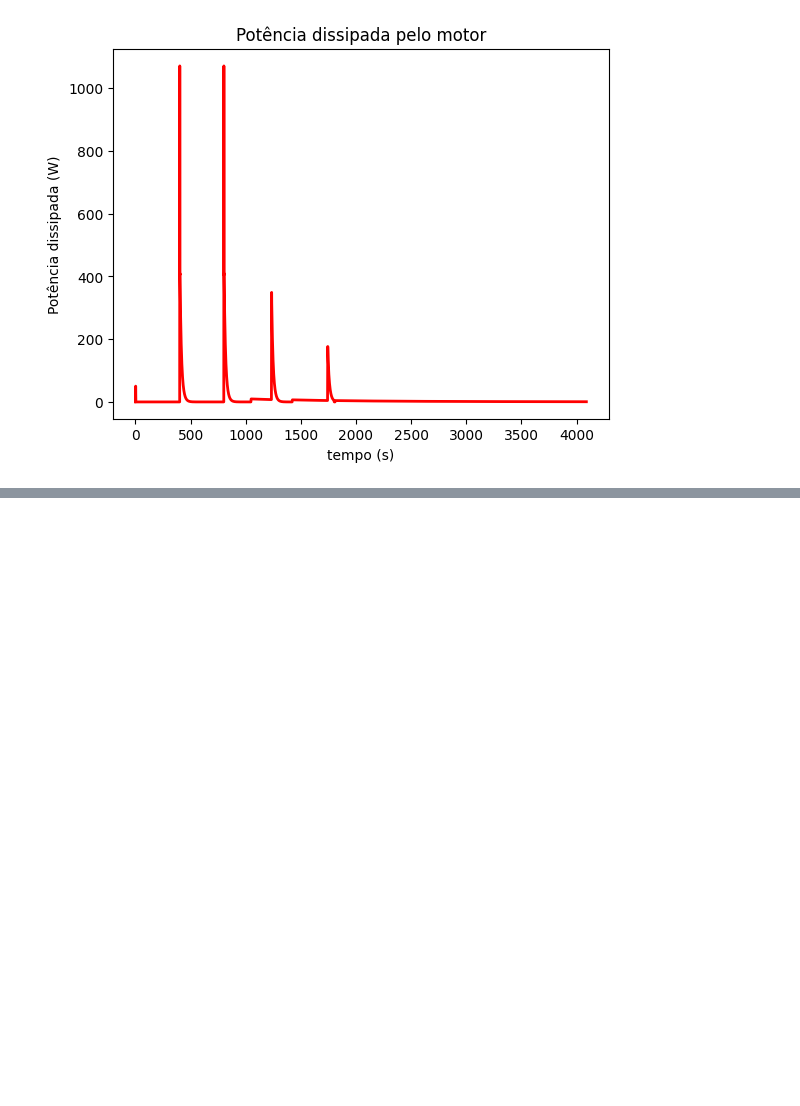
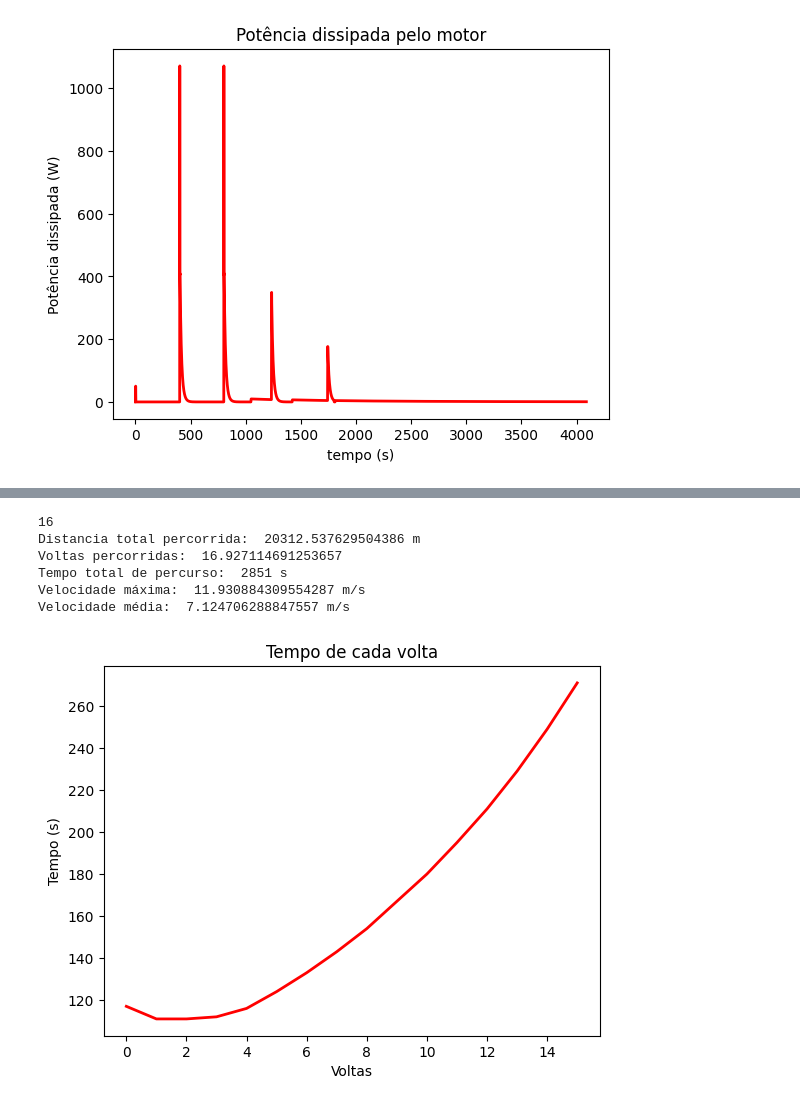
Before and after one commit to brenobmoreira/TrabFinal_DAS5103, a Jupyter notebook: sistema_soc copy.ipynb, the cells around one changed output, grey strips where cells are left out. Drawn from its saved outputs; the diff is of its cells as text; code cells hidden in the pictures; blank space fills up the shorter version.

```diff
--- a/sistema_soc copy.ipynb
+++ b/sistema_soc copy.ipynb
@@ -521,0 +532,32 @@ plt.show()
+# %%
+Kp = 0.5
+Ki = 0.8
+Kd = 0
+
+V_ref = 12
+Ea = 0
+alpha = 0
+tensao_max = 164
+
+t = np.linspace(0, 1, 100)
+x0 = [0, 0, 80]
+din = odeint(func, x0, t, args=(L, Ea, Kv, Ra, J, b, r, c, m, g, alpha, cn))
+ia = din[-1][0]
+w = din[-1][1]
+v = w*r
+soc = din[-1][2]
+erro = V_ref - v
+tensao_saida = tensao_max*soc/100
+v0 = din[0][1]*r
+Pd = m*(v0**2 - v**2)/(2)
+v_history = [v]
+Ea_history = [Ea]
+Ref_history = [V_ref]
+error_history = [erro]
+ia_history = [ia]
+soc_history = [soc]
+tensao_saida_history = [tensao_saida]
+Pd_history = [Pd]
+v_volta = [v]
+time_history = np.arange(0, len(v_volta), 1)
+pos_volta = np.trapz(v_volta, time_history)
@@ -521,0 +642,26 @@ plt.show()
+# %%
+print(num_voltas)
+time_history = np.arange(0, len(v_history), 1)
+# Distancia percorrida total
+distancia_total = np.trapz(v_history, time_history)
+print('Distancia total percorrida: ', distancia_total, 'm')
+print('Voltas percorridas: ', distancia_total/1200)
+print('Tempo total de percurso: ', len(v_history), 's')
+print('Velocidade máxima: ', max(v_history), 'm/s')
+print('Velocidade média: ', distancia_total/len(v_history), 'm/s')
+# %% [output]
+16
+Distancia total percorrida:  20312.537629504386 m
+Voltas percorridas:  16.927114691253657
+Tempo total de percurso:  2851 s
+Velocidade máxima:  11.930884309554287 m/s
+Velocidade média:  7.124706288847557 m/s
+# %%
+plt.figure()
+plt.plot(tempo_voltas, 'r-', linewidth=2, label='Tempo de cada volta (s)')
+plt.xlabel('Voltas')
+plt.ylabel('Tempo (s)')
+plt.title('Tempo de cada volta')
+plt.show()
+# %% [output]
+[figure, added]
```
Also changed, not shown: parts of 5 cells of this notebook.
